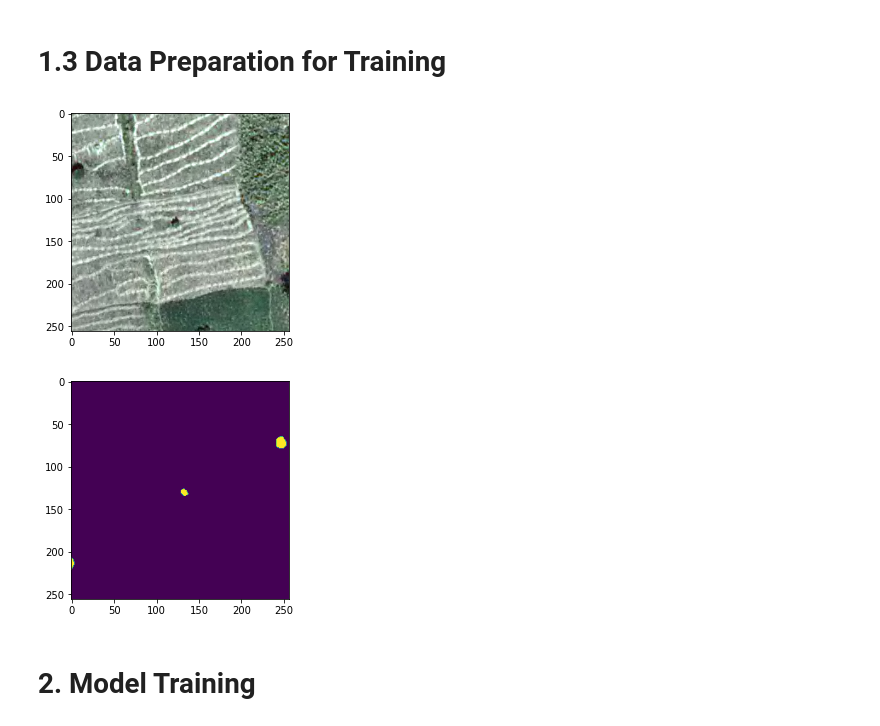
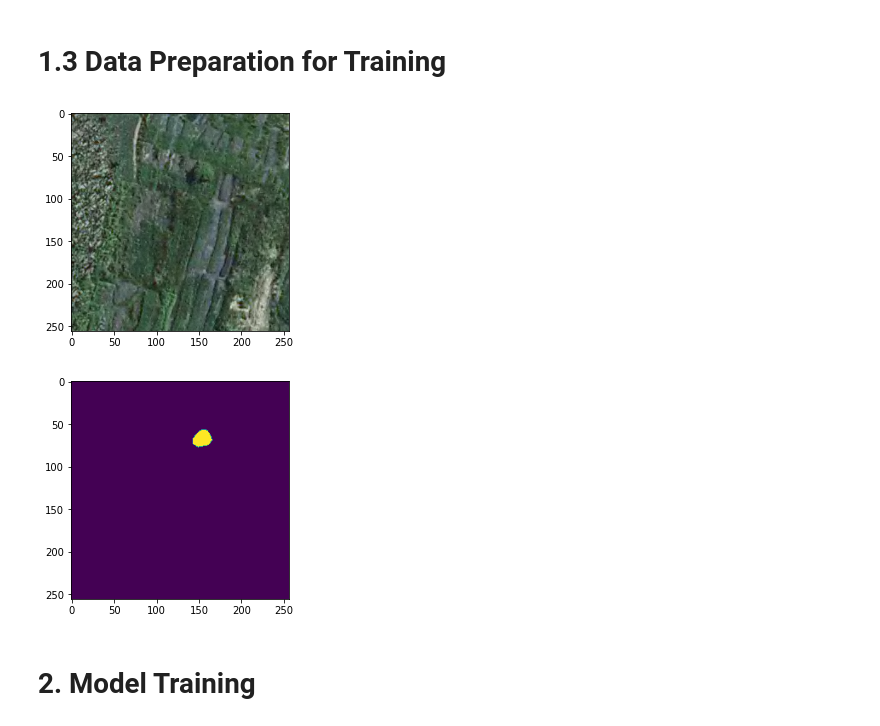
Before and after one commit to cluel01/SA_semantic_segmentation, a Jupyter notebook: 1a_Model_Training_Rwanda.ipynb, the cells around one changed output. Drawn from its saved outputs; the diff is of its cells as text; code cells hidden in the pictures.

```diff
--- a/1a_Model_Training_Rwanda.ipynb
+++ b/1a_Model_Training_Rwanda.ipynb
@@ -75,14 +75,16 @@ train_dataset = RwandaDataset(data_file_path=rwanda_data_file_path,
               padding=padding,transform=transform)
 # %% [markdown]
 # 1.3 Data Preparation for Training
+# %%
+i = 18
 # %%
-train_dataset.get_img(0)
+train_dataset.get_img(i)
 # %% [output]
-[figure, old version]
+[figure, new version]
 # %%
-train_dataset.get_mask(0)
+train_dataset.get_mask(i)
 # %% [output]
-[figure, old version]
+[figure, new version]
 # %% [markdown]
 # 2. Model Training
 # %% [markdown]
```
Also changed, not shown: 4 other files.
